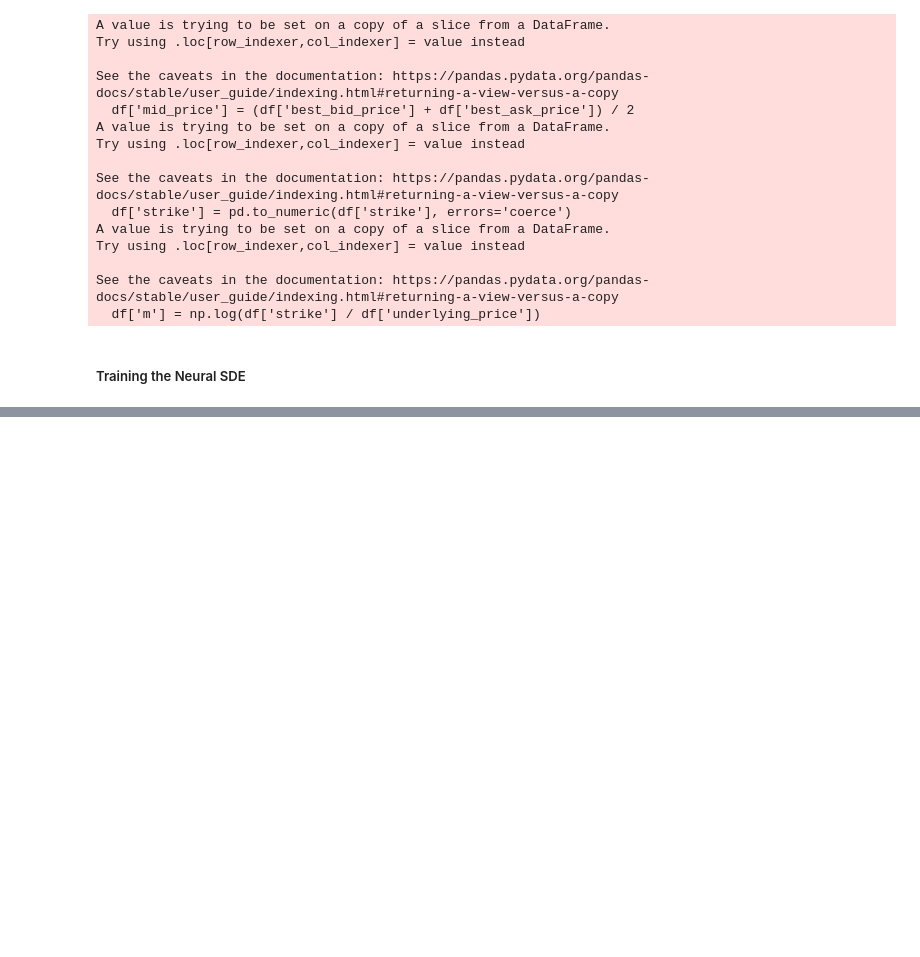
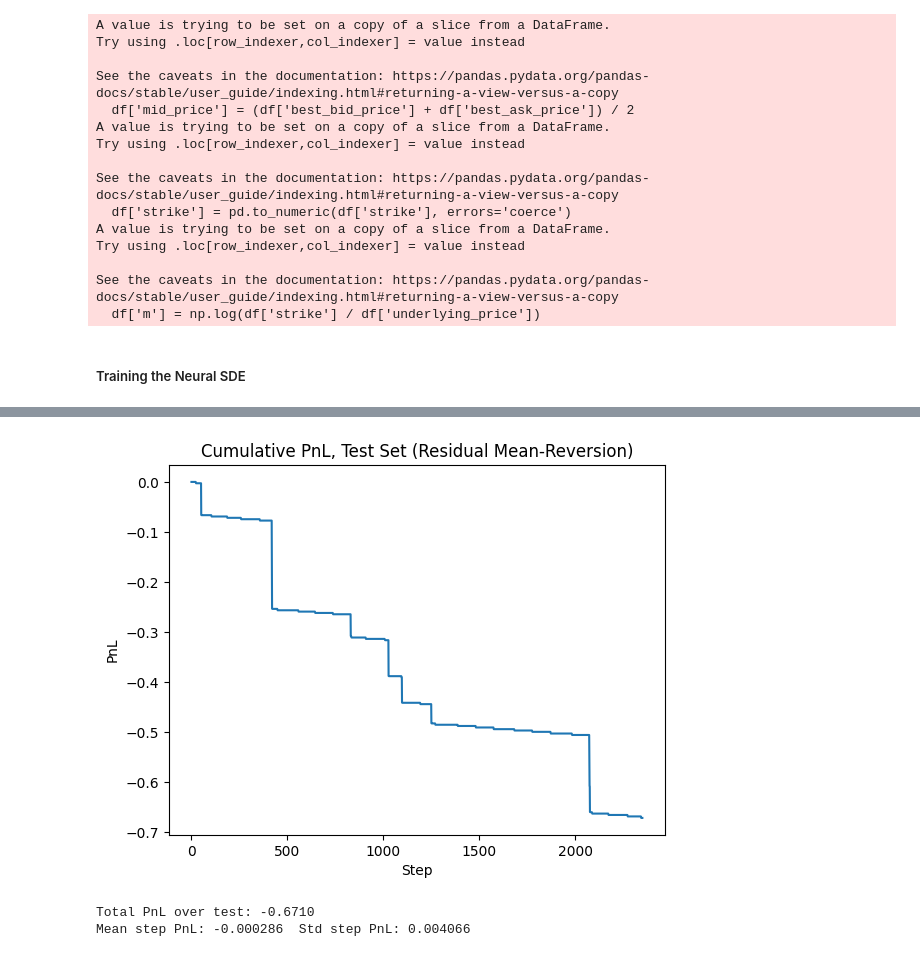
Before and after one commit to yungarjun/deribit-deep-learning, a Jupyter notebook: neural_sde.ipynb, the cells around one changed output, grey strips where cells are left out. Cells and saved outputs as stored; diff of their text form; code cells hidden in the pictures; blank space fills up the shorter version.

```diff
--- a/neural_sde.ipynb
+++ b/neural_sde.ipynb
@@ -289,0 +619,76 @@ Epoch 500/500  Train NLL: -5.0850e+00  Test NLL: -5.0176e+00
+# %%
+import numpy as np
+import torch
+import matplotlib.pyplot as plt
+
+# 1) Load model + test data
+device = "cpu"  # run simulation on CPU
+model = SurfaceSDE(dim).to(device)          # re-instantiate your class
+# model.load_state_dict(torch.load("surface_sde.pt"))  # if you saved it
+model.eval()
+
+surf_test = torch.load("test_tensor_af.pt", map_location=device)  # [T, N]
+dt_test   = torch.load("dt_test.pt",     map_location=device)     # [T]
+
+# 2) Prepare numpy arrays
+Y    = surf_test.numpy()      # [T, N]
+dts  = dt_test.numpy()        # [T]
+Y0   = Y[:-1]                 # [T-1, N]
+Y1   = Y[1:]                  # [T-1, N]
+dY   = Y1 - Y0                # price increments
+Δt   = dts[1:, None]          # [T-1,1]
+
+# 3) Compute one‐step drift & diffusion
+with torch.no_grad():
+    drift = model.f(0, torch.from_numpy(Y0).float().to(device)).cpu().numpy()
+    diff  = model.g(0, torch.from_numpy(Y0).float().to(device)).cpu().numpy()
+
+# 4) Compute one-step drift, diffusion and residuals
+with torch.no_grad():
+    drift = model.f(0, torch.from_numpy(Y0).float().to(device)).cpu().numpy()
+    diff  = model.g(0, torch.from_numpy(Y0).float().to(device)).cpu().numpy()
+
+# 5) Build mean-reverting residual signal
+eps = 1e-6
+expected_move = drift * Δt         # [T-1, N]
+stdev         = diff  * np.sqrt(Δt)  # [T-1, N]
+
+# raw residuals
+resid = dY - expected_move         # [T-1, N]
+# standardized residuals
+z = resid / (stdev + eps)          # z>0 means price jumped ABOVE your model
+
+# trade on mean reversion: short positive residuals, long negative
+thresh = 1.5                       # tune this to cover your friction
+pos = np.zeros_like(z)
+pos[z >  thresh] = -1              # price overshot → sell (short)
+pos[z < -thresh] = +1              # price undershot → buy (long)
+
+# 6) Simulate PnL with transaction costs
+tc_per_unit = 0.0005   # 0.05% round-trip cost
+pnl_steps   = []
+prev_pos    = np.zeros(pos.shape[1])
+
+for t in range(len(resid)):
+    cur_pos   = pos[t]
+    pnl_move  = (cur_pos * dY[t]).sum()               # residuals are just dY - drift*dt, but pnl on actual dY
+    trade_cost= tc_per_unit * np.abs(cur_pos - prev_pos).sum()
+    pnl_steps.append(pnl_move - trade_cost)
+    prev_pos = cur_pos
+
+pnl_steps = np.array(pnl_steps)
+cum_pnl   = np.cumsum(pnl_steps)
+
+# 7) Plot & report
+plt.plot(cum_pnl)
+plt.title("Cumulative PnL, Test Set (Residual Mean-Reversion)")
+plt.xlabel("Step")
+plt.ylabel("PnL")
+plt.show()
+
+print(f"Total PnL over test: {cum_pnl[-1]:.4f}")
+print(f"Mean step PnL: {pnl_steps.mean():.6f}  Std step PnL: {pnl_steps.std():.6f}")
+# %% [output]
+[figure, added]
+Total PnL over test: -0.6710
+Mean step PnL: -0.000286  Std step PnL: 0.004066
```
Also changed, not shown: parts of 5 cells of this notebook, 2 other files.
